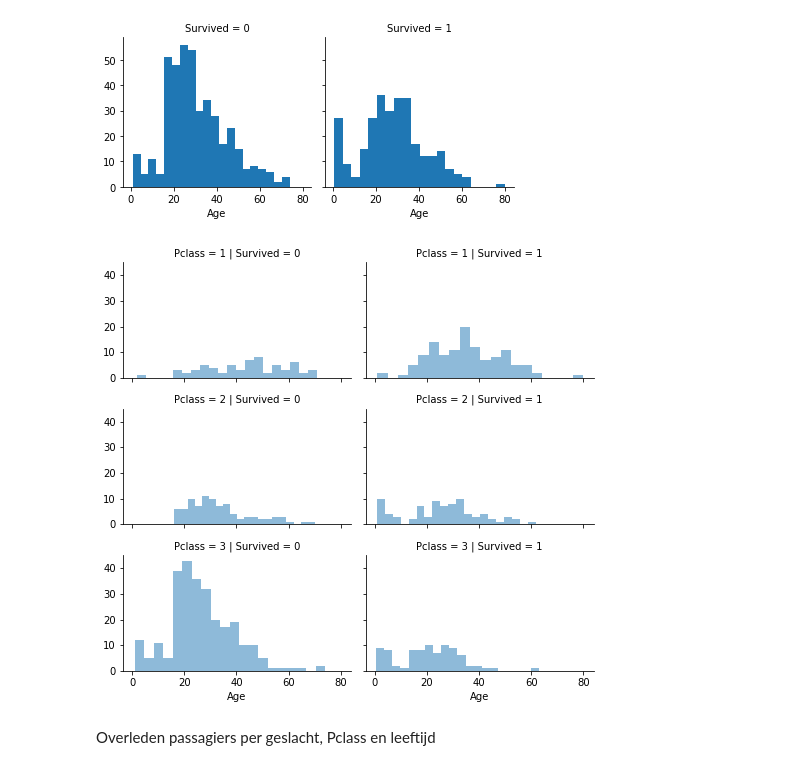
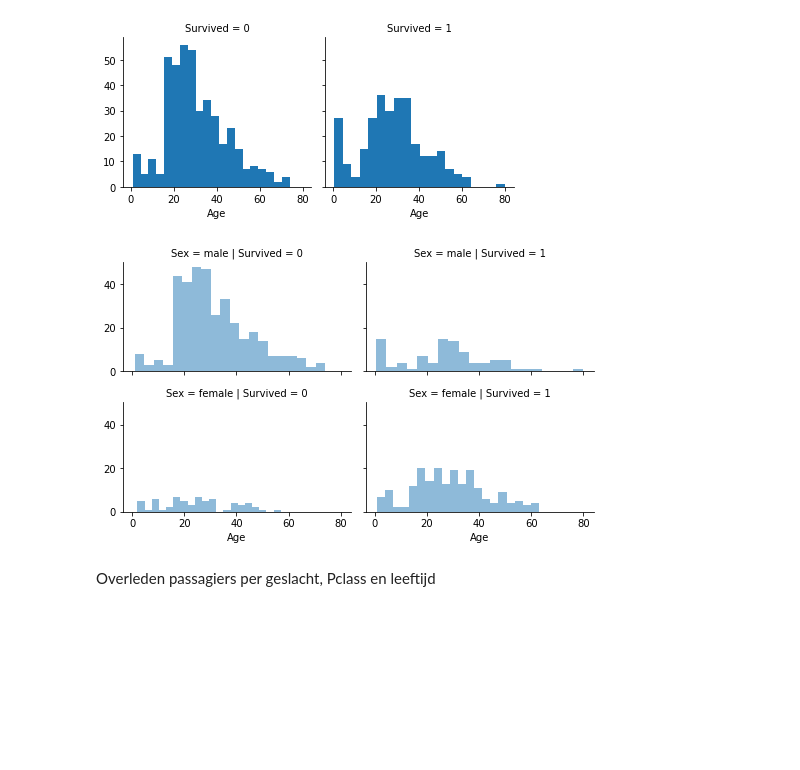
Before and after one commit to JesseVanEvert/titanic_case, a Jupyter notebook: uitwerking/Titanic Case .ipynb, the cells around one changed output. Saved outputs shown, nothing was run; the diff lists cells and outputs as text; code cells hidden in the pictures; blank space fills up the shorter version.

```diff
--- a/uitwerking/Titanic Case .ipynb
+++ b/uitwerking/Titanic Case .ipynb
@@ -250,11 +250,11 @@ g.map(plt.hist, 'Age', bins=20)
 <seaborn.axisgrid.FacetGrid at 0x...>
 [figure]
 # %%
-grid = sns.FacetGrid(train, col='Survived', row='Pclass', height=2.2, aspect=1.6)
-grid.map(plt.hist, 'Age', alpha=.5, bins=20)
+grid = sns.FacetGrid(train, col='Survived', row='Sex', height=2.2, aspect=1.6)
+grid.map(plt.hist, 'Age',  alpha=.5, bins=20)
 grid.add_legend();
 # %% [output]
-[figure, old version]
+[figure, new version]
 # %% [markdown]
 Overleden passagiers per geslacht, Pclass en leeftijd
 # %%
```
Also changed, not shown: parts of 2 cells of this notebook, 1 other file.
